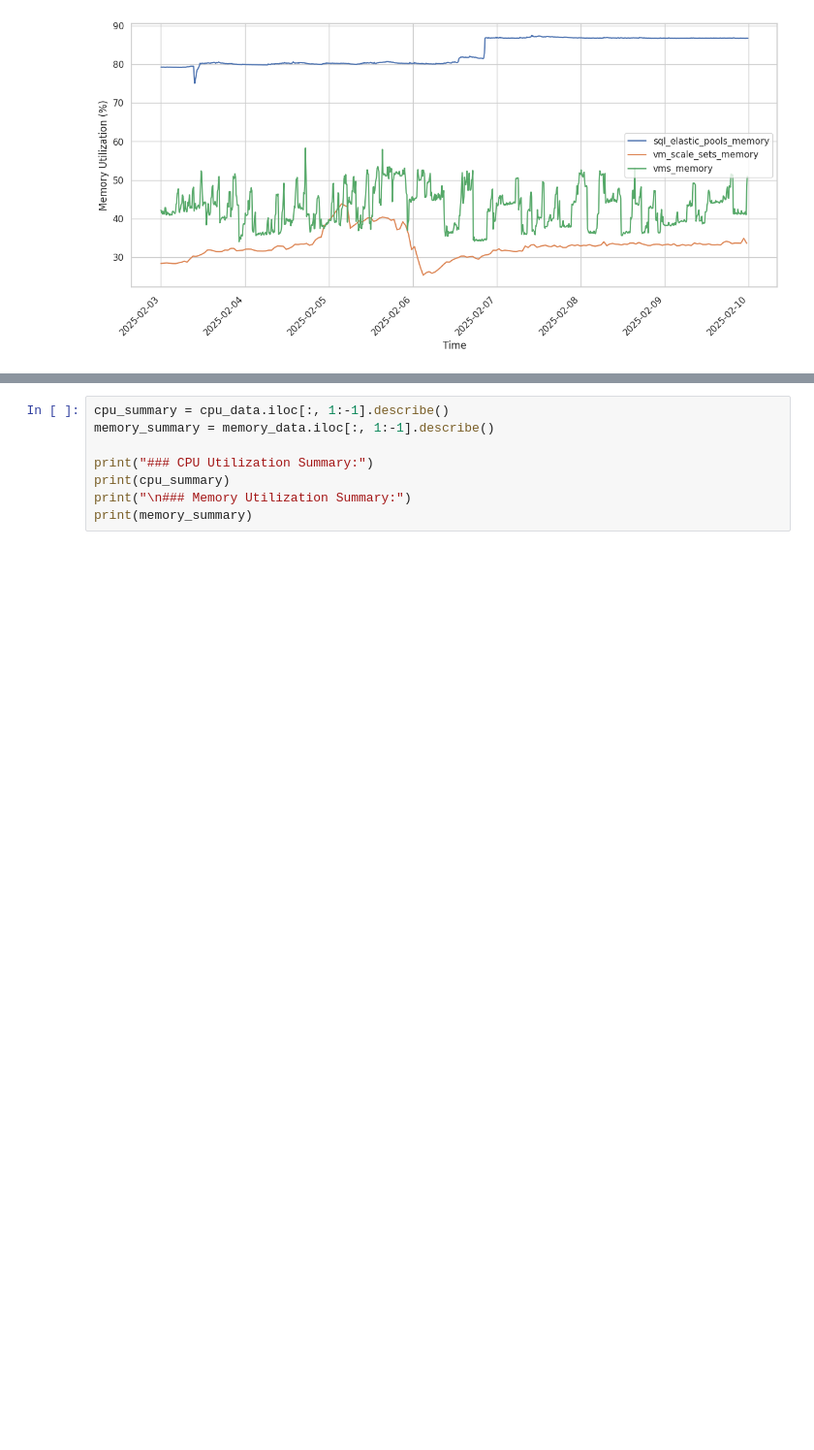
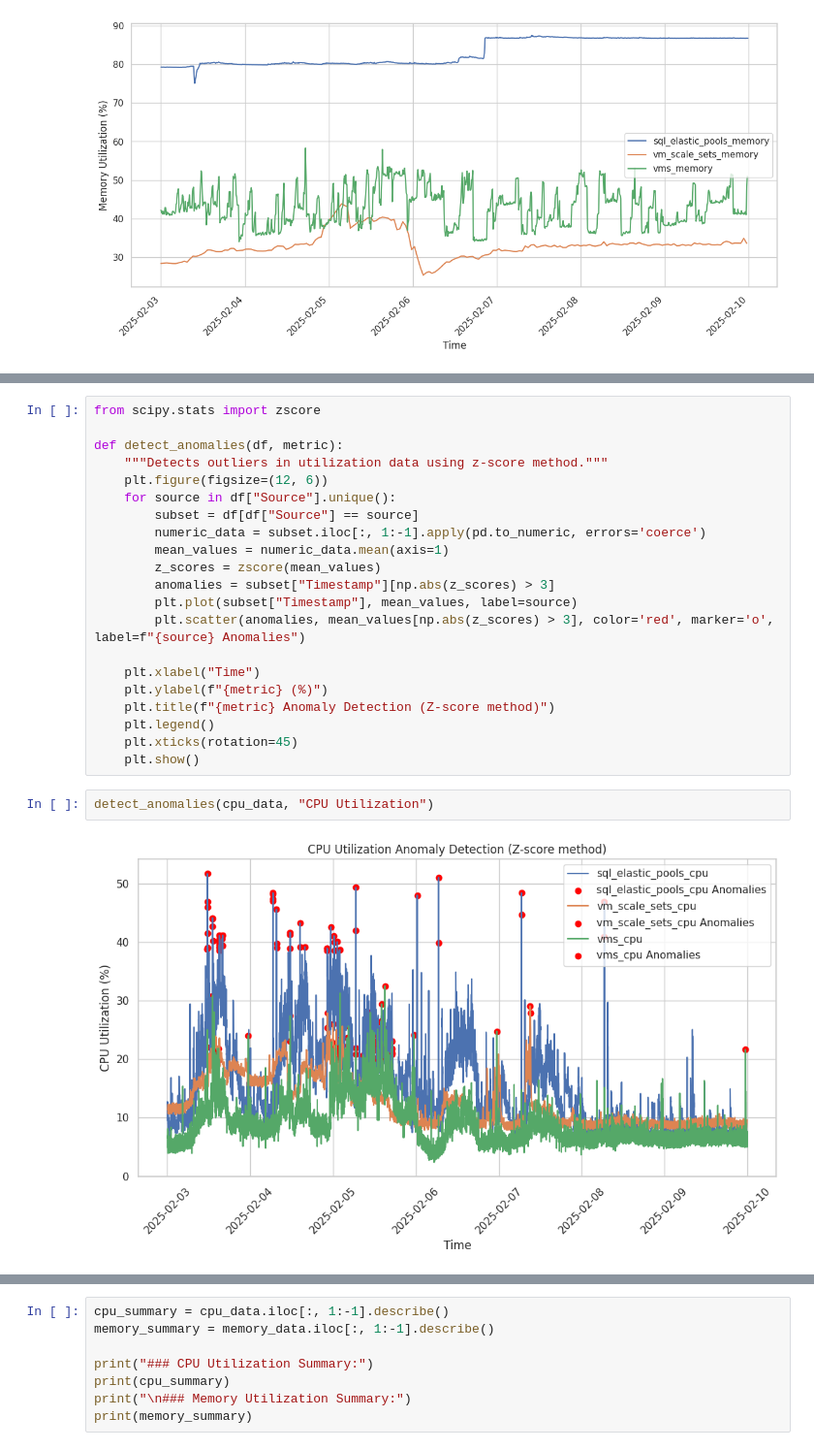
Before and after one commit to S2-group/afas-sci-case-study-2025, a Jupyter notebook: baseline_calculation/performance.ipynb, the cells around one changed output, grey strips where cells are left out. Shown at 97% size. Drawn from its saved outputs; the diff is of its cells as text; blank space fills up the shorter version.

```diff
--- a/baseline_calculation/performance.ipynb
+++ b/baseline_calculation/performance.ipynb
@@ -64,0 +114,25 @@ plot_utilization(memory_data, "Memory Utilization")
+# %%
+from scipy.stats import zscore
+
+def detect_anomalies(df, metric):
+    """Detects outliers in utilization data using z-score method."""
+    plt.figure(figsize=(12, 6))
+    for source in df["Source"].unique():
+        subset = df[df["Source"] == source]
+        numeric_data = subset.iloc[:, 1:-1].apply(pd.to_numeric, errors='coerce')
+        mean_values = numeric_data.mean(axis=1)
+        z_scores = zscore(mean_values)
+        anomalies = subset["Timestamp"][np.abs(z_scores) > 3]
+        plt.plot(subset["Timestamp"], mean_values, label=source)
+        plt.scatter(anomalies, mean_values[np.abs(z_scores) > 3], color='red', marker='o', label=f"{source} Anomalies")
+
+    plt.xlabel("Time")
+    plt.ylabel(f"{metric} (%)")
+    plt.title(f"{metric} Anomaly Detection (Z-score method)")
+    plt.legend()
+    plt.xticks(rotation=45)
+    plt.show()
+# %%
+detect_anomalies(cpu_data, "CPU Utilization")
+# %% [output]
+[figure, added]
```
Also changed, not shown: parts of 7 cells of this notebook.
